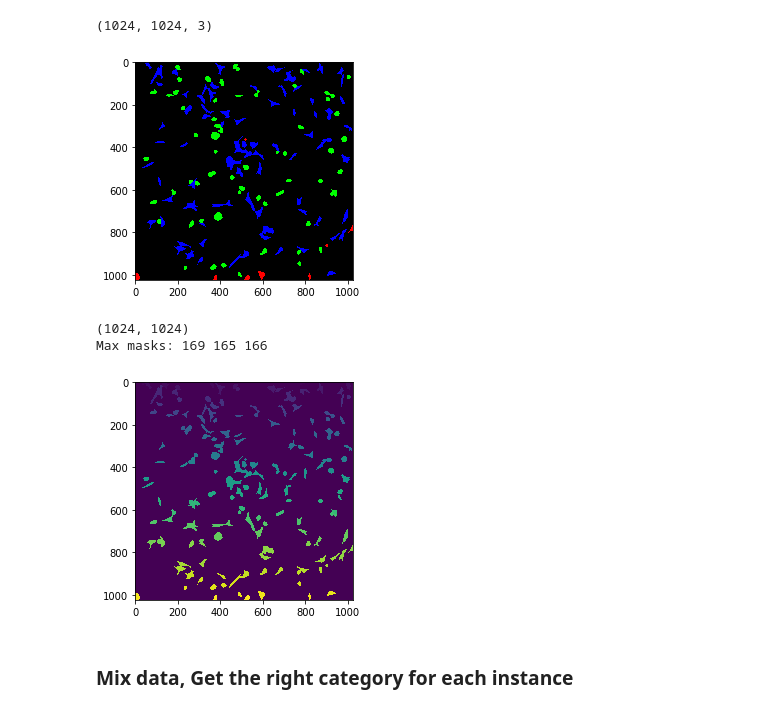
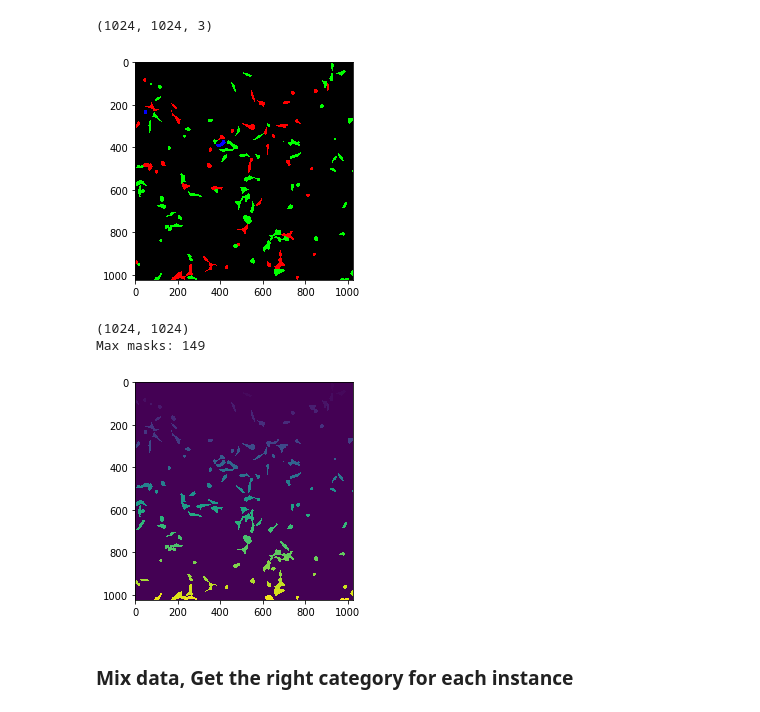
Before and after one commit to PreibischLab/PixelWise_Cell_Classification, a Jupyter notebook: V2/unet/3_Get the right category for each instance.ipynb, the cells around one changed output. Cells and saved outputs as stored; diff of their text form; code cells hidden in the pictures.

```diff
--- a/V2/unet/3_Get the right category for each instance.ipynb
+++ b/V2/unet/3_Get the right category for each instance.ipynb
@@ -3,9 +3,9 @@ import zarr
 import os
 import matplotlib.pyplot as plt
 # %%
-ZARR_FOLDER = '../../../../data/cells/raw/zarr/'
+ZARR_TEST_FOLDER = '../../../../data/cells/raw/zarr/test/'
 # %%
-files = os.listdir(ZARR_FOLDER)
-files = [os.path.join(ZARR_FOLDER,f) for f in files ]
-files
+files = os.listdir(ZARR_TEST_FOLDER)
+files = [os.path.join(ZARR_TEST_FOLDER,f) for f in files ]
+print(files)
 # %% [output]
@@ -37,17 +82,17 @@ plt.show()
 # %%
 gt = zarr_file['ground_truth'][:]
 gt = gt[:,:,1:4]
 print(gt.shape)
 plt.imshow(gt)
 plt.show()
-mask = zarr_file['mask'][:,:,0]
+mask = zarr_file['instances'][:]
 print(mask.shape)
-print("Max masks: {} {} {}".format(zarr_file['mask'][:,:,0].max(),zarr_file['mask'][:,:,1].max(),zarr_file['mask'][:,:,2].max()))
+print("Max masks: {}".format(mask.max()))
 plt.imshow(mask)
 plt.show()
 # %% [output]
 (1024, 1024, 3)
-[figure, old version]
+[figure, new version]
 (1024, 1024)
-Max masks: 169 165 166
+Max masks: 149
-[figure, old version]
+[figure, new version]
```
Also changed, not shown: parts of 22 cells of this notebook, 14 other files.
